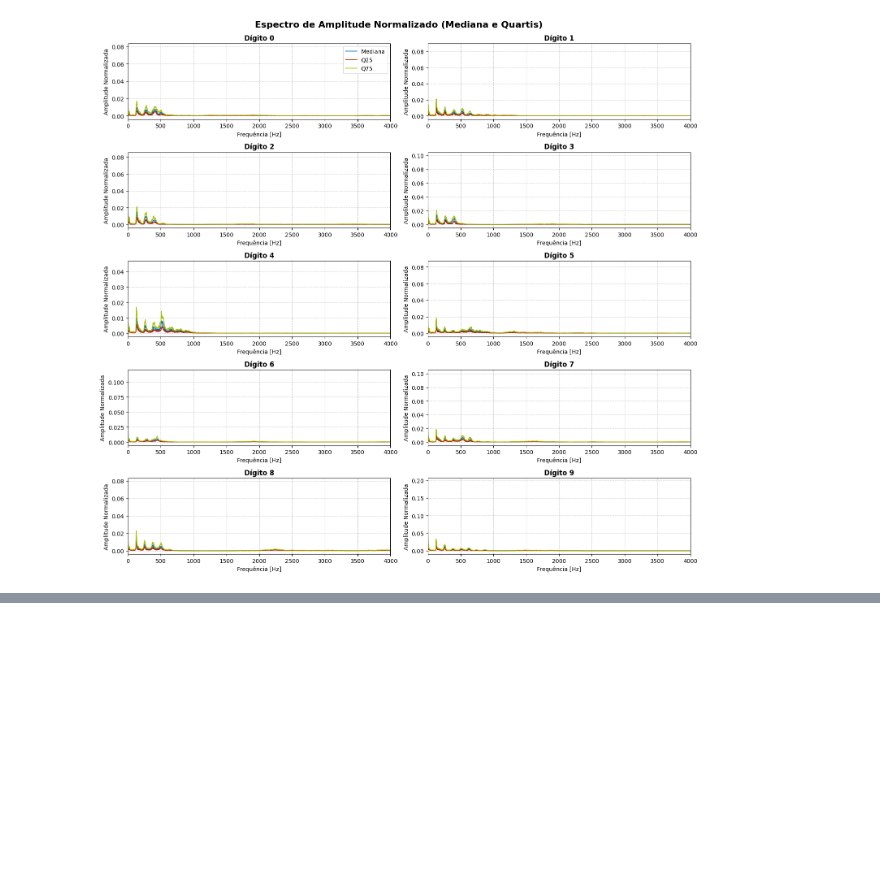
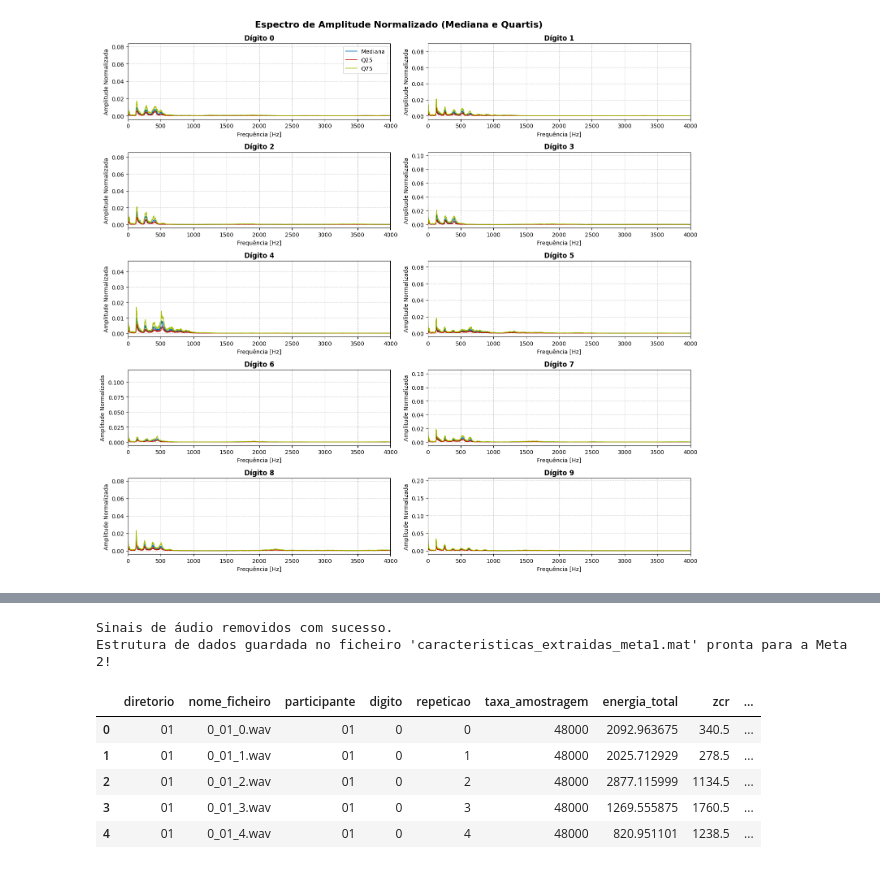
Before and after one commit to tdamiaon/ATD-Projeto, a Jupyter notebook: ATD_Projeto.ipynb, the cells around one changed output, grey strips where cells are left out. Cells and saved outputs as stored; diff of their text form; code cells hidden in the pictures; blank space fills up the shorter version.

Commit message:
Meta1Completa

```diff
--- a/ATD_Projeto.ipynb
+++ b/ATD_Projeto.ipynb
@@ -315,0 +418,19 @@ display(df[['digito', 'freq_dominante', 'amp_max_espectral', 'media_espectral',
+# %%
+import scipy.io as sio
+colunas_para_remover = ['sinal', 'sinal_pre_proc', 'fft_coefs']
+df_limpo = df.drop(columns=colunas_para_remover)
+dados_mat = {coluna: df_limpo[coluna].values for coluna in df_limpo.columns}
+nome_ficheiro_mat = 'caracteristicas_extraidas_meta1.mat'
+sio.savemat(nome_ficheiro_mat, {'dados_meta1': dados_mat})
+print(f"Sinais de áudio removidos com sucesso.")
+print(f"Estrutura de dados guardada no ficheiro '{nome_ficheiro_mat}' pronta para a Meta 2!")
+display(df_limpo.head())
+# %% [output]
+Sinais de áudio removidos com sucesso.
+Estrutura de dados guardada no ficheiro 'caracteristicas_extraidas_meta1.mat' pronta para a Meta 2!
+|  | diretorio | nome_ficheiro | participante | digito | repeticao | taxa_amostragem | energia_total | zcr | ... |
+| 0 | 01 | 0_01_0.wav | 01 | 0 | 0 | 48000 | 2092.963675 | 340.5 | ... |
+| 1 | 01 | 0_01_1.wav | 01 | 0 | 1 | 48000 | 2025.712929 | 278.5 | ... |
+| 2 | 01 | 0_01_2.wav | 01 | 0 | 2 | 48000 | 2877.115999 | 1134.5 | ... |
+| 3 | 01 | 0_01_3.wav | 01 | 0 | 3 | 48000 | 1269.555875 | 1760.5 | ... |
+| 4 | 01 | 0_01_4.wav | 01 | 0 | 4 | 48000 | 820.951101 | 1238.5 | ... |
```
Also changed, not shown: parts of 5 cells of this notebook, 4 other files.
